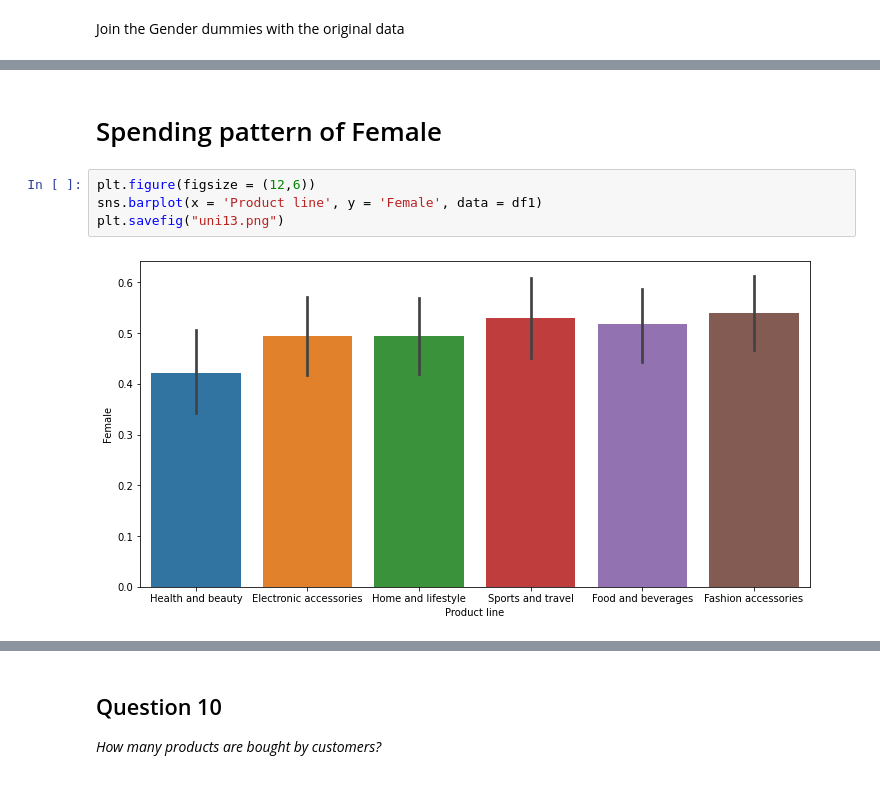
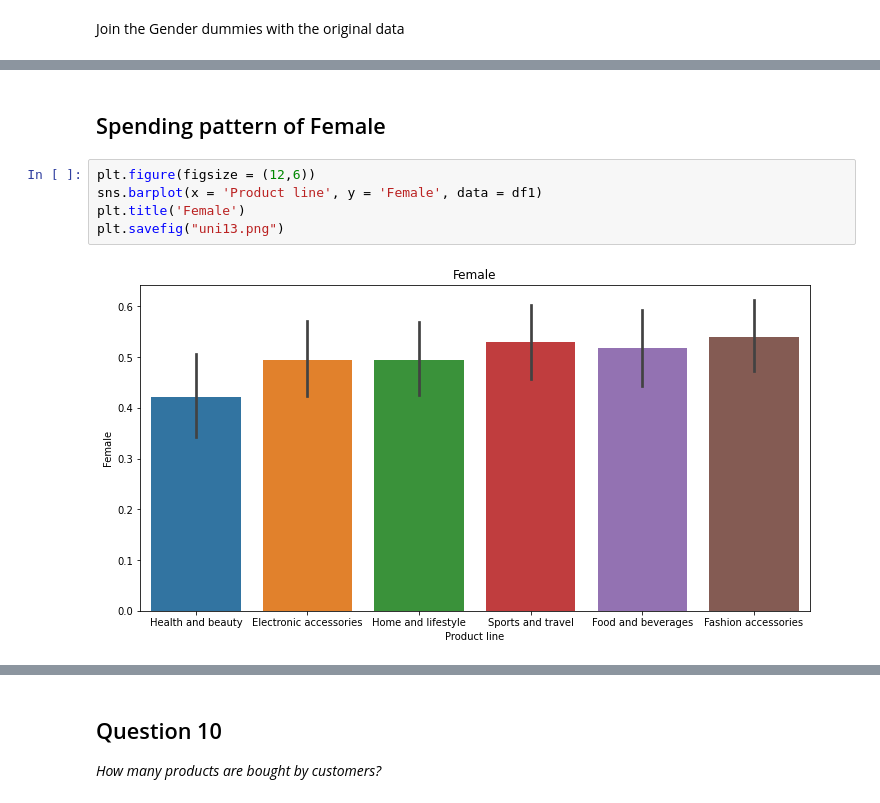
Before and after one commit to TueHellsternKea/study, a Jupyter notebook: 4sem/06-Machine_Learning_1/data/eda.ipynb, the cells around one changed output, grey strips where cells are left out. Saved outputs shown, nothing was run; the diff lists cells and outputs as text.

```diff
--- a/4sem/06-Machine_Learning_1/data/eda.ipynb
+++ b/4sem/06-Machine_Learning_1/data/eda.ipynb
@@ -283,10 +283,11 @@ df1.head()
 | 2019-01-27 | 123-19-1176 | A | Yangon | Member | Male | Health and beauty | 58.22 | 8 | 23.2880 | ... |
 | 2019-02-08 | 373-73-7910 | A | Yangon | Normal | Male | Sports and travel | 86.31 | 7 | 30.2085 | ... |
 # %% [markdown]
-# Spending pattern of Female
+## Spending pattern of Female
 # %%
 plt.figure(figsize = (12,6))
 sns.barplot(x = 'Product line', y = 'Female', data = df1)
+plt.title('Female')
 plt.savefig("uni13.png")
 # %% [output]
-[figure, old version]
+[figure, new version]
```
Also changed, not shown: parts of 19 cells of this notebook, 22 other files.
